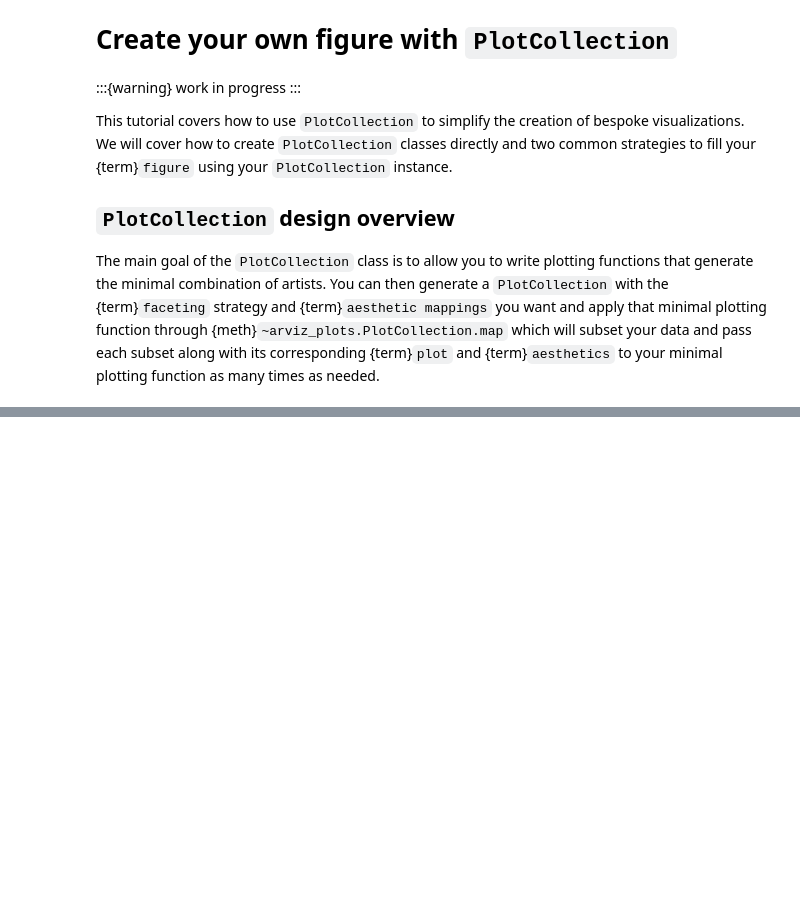
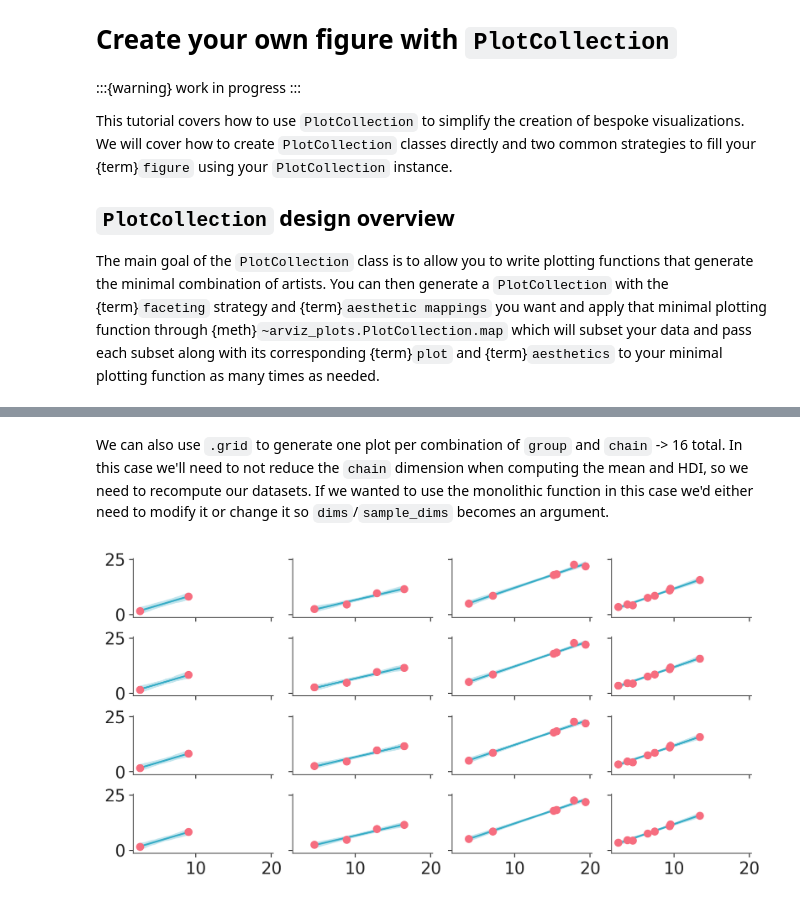
Before and after one commit to arviz-devs/arviz-plots, a Jupyter notebook: docs/source/tutorials/compose_own_plot.ipynb, the cells around one changed output, grey strips where cells are left out. Cells and saved outputs as stored; diff of their text form; code cells hidden in the pictures; blank space fills up the shorter version.

```diff
--- a/docs/source/tutorials/compose_own_plot.ipynb
+++ b/docs/source/tutorials/compose_own_plot.ipynb
@@ -243,0 +273,16 @@ The two main ways to initialize a `PlotCollection` are {meth}`~arviz_plots.PlotC
+# %% [markdown]
+We can also use `.grid` to generate one plot per combination of `group` and `chain` -> 16 total. In this case we'll need to not reduce the `chain` dimension when computing the mean and HDI, so we need to recompute our datasets. If we wanted to use the monolithic function in this case we'd either need to modify it or change it so `dims`/`sample_dims` becomes an argument.
+# %%
+pc = azp.PlotCollection.grid(
+    predictions,
+    cols=["group"],
+    rows=["chain"],
+    plot_grid_kws={"sharex": True, "sharey": True, "figsize": (8, 4)}
+)
+# we now need hdi and mean without reducing the "chain" dimension
+# so we don't use hdi_ds and mean_ds
+pc.map(hdi_band, data=predictions.azstats.hdi(dims=["draw"]), x=pred_data["x"], alpha=0.3)
+pc.map(azp.visuals.line_xy, data=predictions.mean("draw"), x=pred_data["x"])
+pc.map(azp.visuals.scatter_xy, y=data["obs"], x=data["x"])
+# %% [output]
+[figure, added]
```
Also changed, not shown: parts of 32 cells of this notebook, 2 other files.
